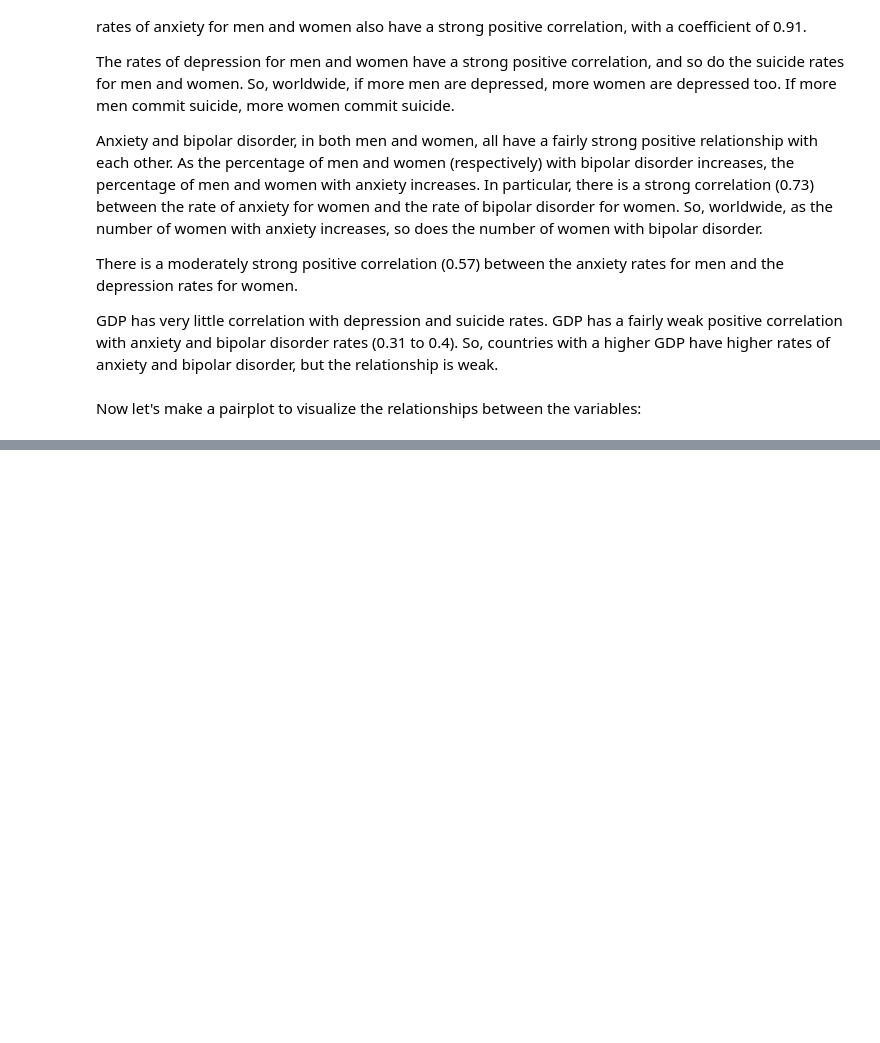
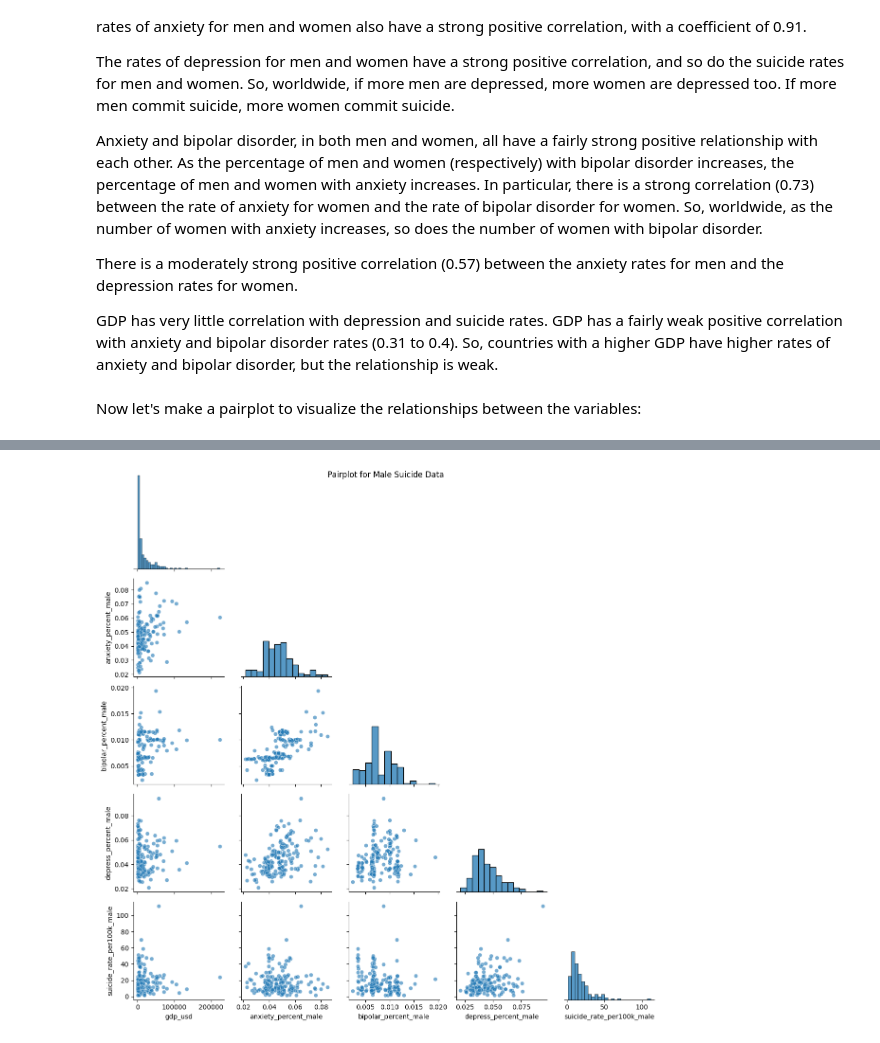
Before and after one commit to David-S-2002/predicting_suicide_rates, a Jupyter notebook: predicting_suicide_rates.ipynb, the cells around one changed output, grey strips where cells are left out. Saved outputs shown, nothing was run; the diff lists cells and outputs as text; code cells hidden in the pictures; blank space fills up the shorter version.

```diff
--- a/predicting_suicide_rates.ipynb
+++ b/predicting_suicide_rates.ipynb
@@ -144,0 +235,4 @@ Looking at the plots, there appear to be some nonlinear relationships in the dat
+# %%
+make_pairplot(male_df, title = "Pairplot for Male Suicide Data")
+# %% [output]
+[figure, added]
```
Also changed, not shown: parts of 47 cells of this notebook, 3 other files.
